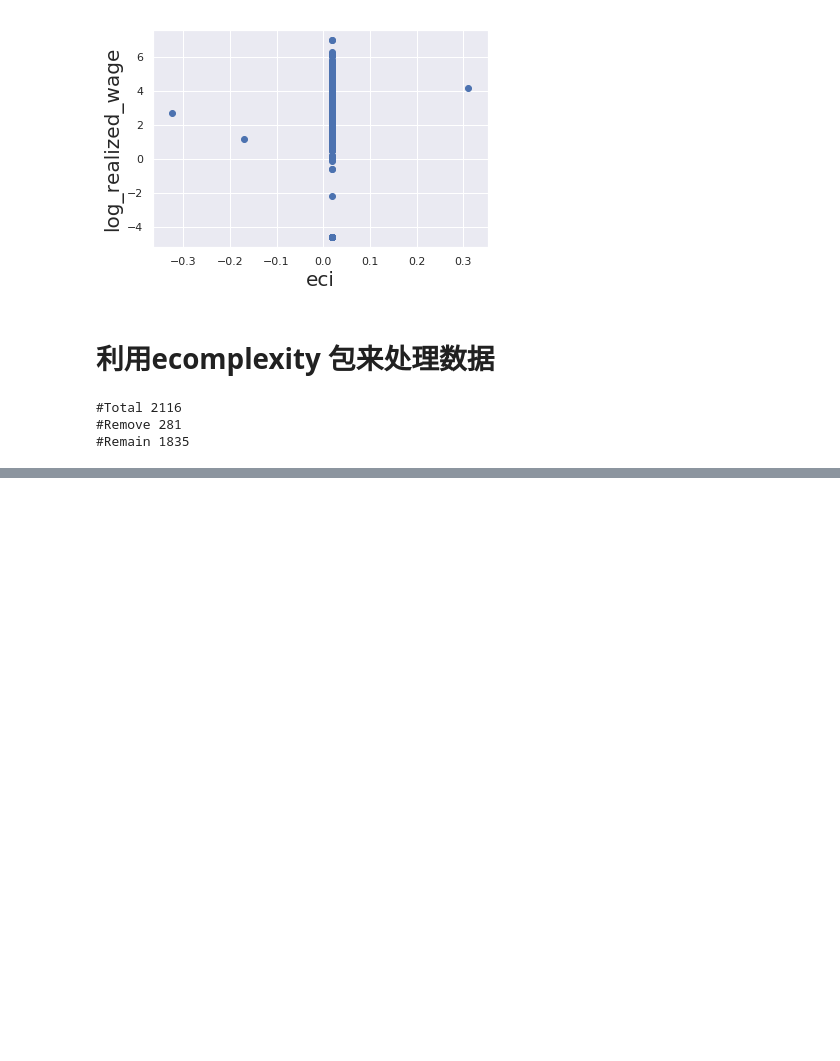
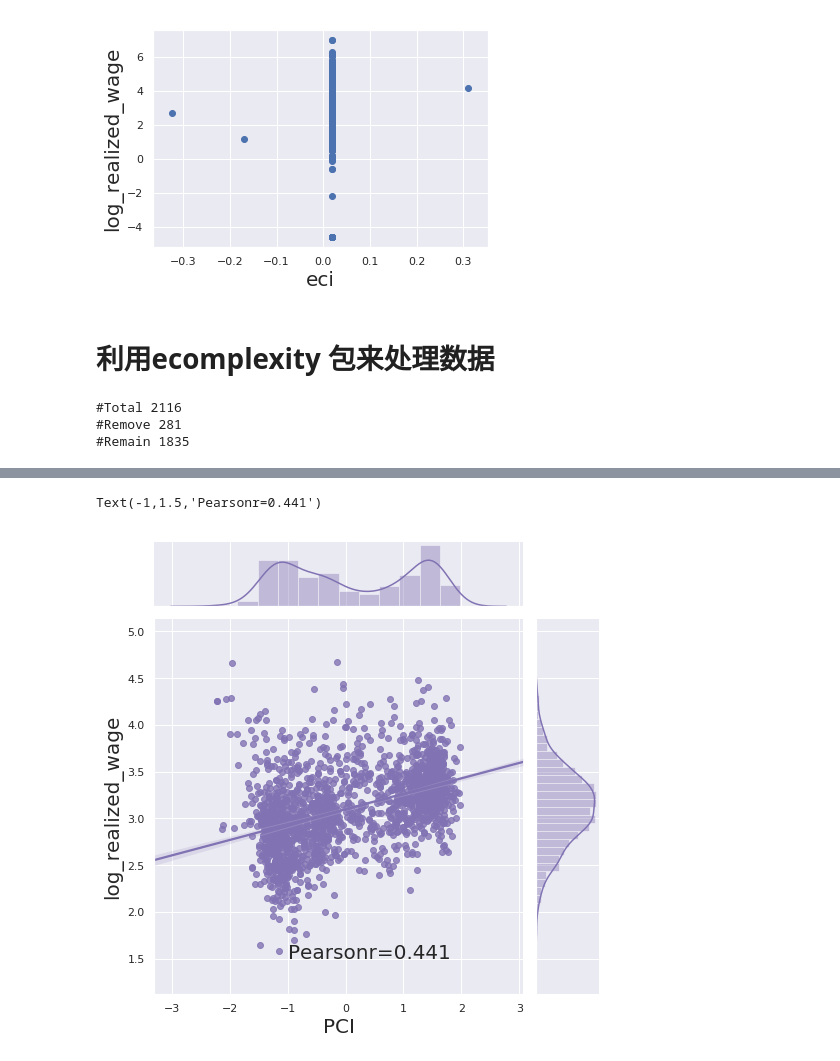
Before and after one commit to hashc/Skills, a Jupyter notebook: EconomicComplexity.ipynb, the cells around one changed output, grey strips where cells are left out. Cells and saved outputs as stored; diff of their text form; code cells hidden in the pictures; blank space fills up the shorter version.

```diff
--- a/EconomicComplexity.ipynb
+++ b/EconomicComplexity.ipynb
@@ -255,0 +391,11 @@ KeyboardInterrupt:
+# %%
+sns.set(style="darkgrid")
+tips = sns.load_dataset("tips")
+g = sns.jointplot(x_pci,y_evg_sk_rq, kind="reg",color="m", height=7)
+plt.xlabel("PCI",fontsize=20)
+plt.ylabel("log_realized_wage",fontsize=20)
+p,pp=pearsonr(x_pci,y_evg_sk_rq)
+plt.text(-1,1.5,"Pearsonr=%.3f"%p,fontsize=20)
+# %% [output]
+Text(-1,1.5,'Pearsonr=0.441')
+[figure, added]
```
Also changed, not shown: parts of 16 cells of this notebook, 1 other file.
